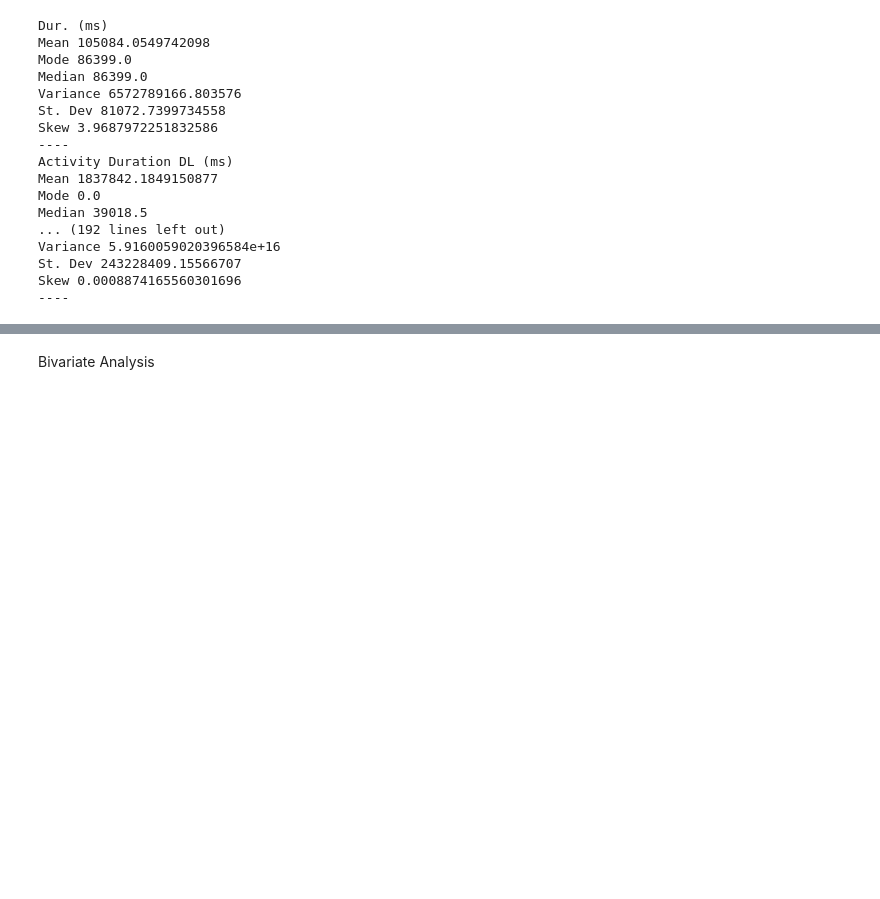
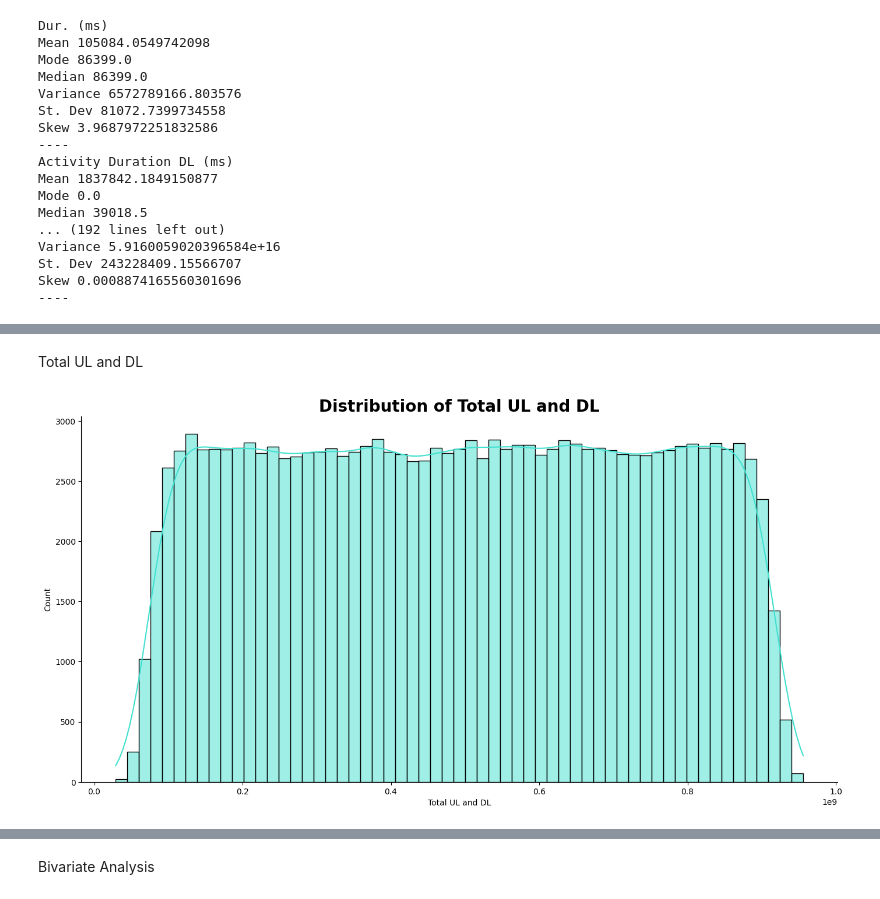
Before and after one commit to brook1167/week_1_telecom_analysis, a Jupyter notebook: notebook/user_overview_analysis.ipynb, the cells around one changed output, grey strips where cells are left out. Drawn from its saved outputs; the diff is of its cells as text; code cells hidden in the pictures; blank space fills up the shorter version.

```diff
--- a/notebook/user_overview_analysis.ipynb
+++ b/notebook/user_overview_analysis.ipynb
@@ -355,0 +374,6 @@ Skew 0.0008874165560301696
+# %% [markdown]
+Total UL and DL
+# %%
+plot_hist(telecom_df, 'Total UL and DL', '#40E0D0')
+# %% [output]
+[figure, added]
```
Also changed, not shown: parts of 21 cells of this notebook, 1 other file.
